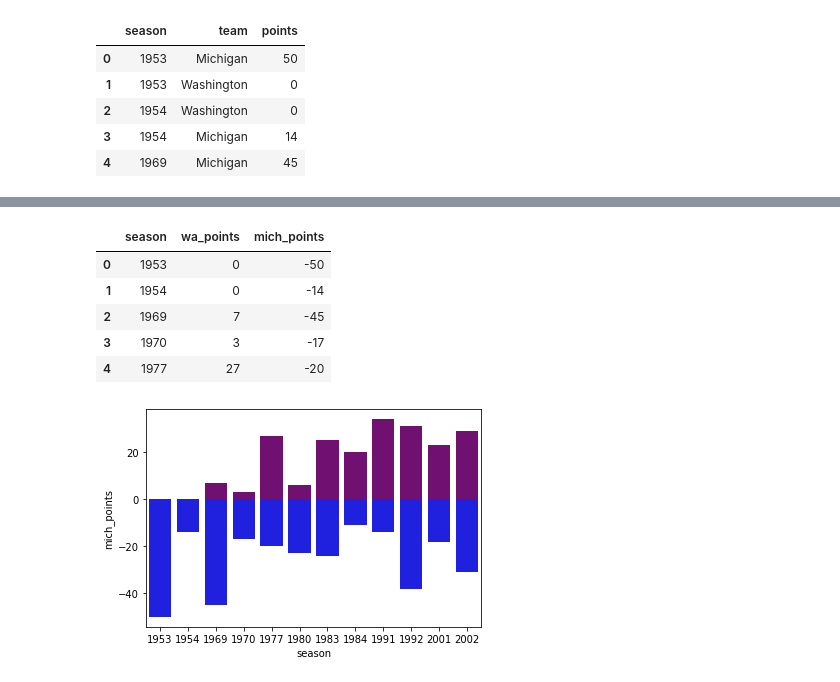
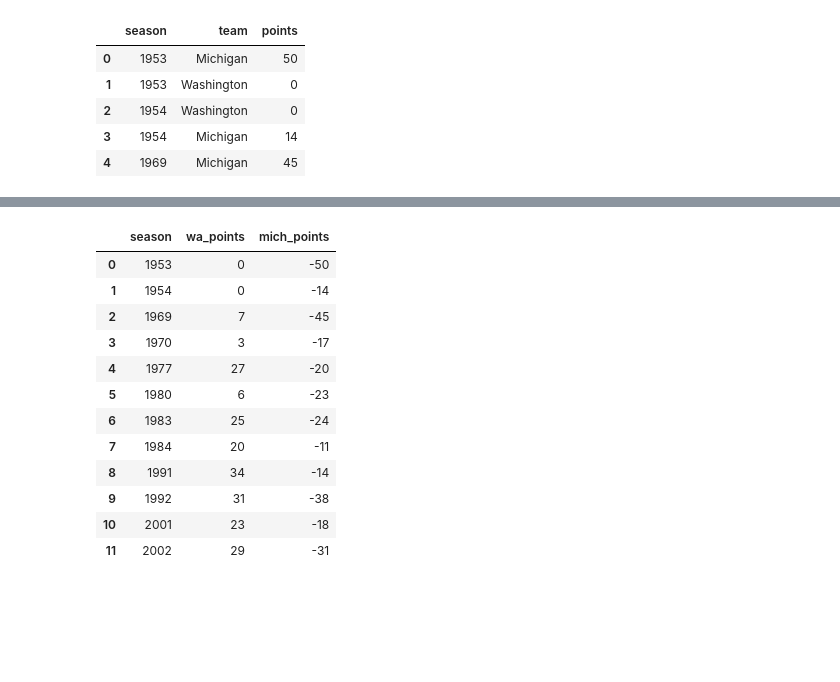
Before and after one commit to iletthedawgsout/blogposts, a Jupyter notebook: in_honor_of_Sept_5/in_honor_of_Sept_5.ipynb, the cells around one changed output, grey strips where cells are left out. Cells and saved outputs as stored; diff of their text form; code cells hidden in the pictures; blank space fills up the shorter version.

```diff
--- a/in_honor_of_Sept_5/in_honor_of_Sept_5.ipynb
+++ b/in_honor_of_Sept_5/in_honor_of_Sept_5.ipynb
@@ -124,11 +103,18 @@ games["season"] = season
 games["wa_points"] = wa_points
 games["mich_points"] = mich_points
 # %%
-games.head()
+games
 # %% [output]
 |  | season | wa_points | mich_points |
 | 0 | 1953 | 0 | -50 |
 | 1 | 1954 | 0 | -14 |
 | 2 | 1969 | 7 | -45 |
 | 3 | 1970 | 3 | -17 |
 | 4 | 1977 | 27 | -20 |
+| 5 | 1980 | 6 | -23 |
+| 6 | 1983 | 25 | -24 |
+| 7 | 1984 | 20 | -11 |
+| 8 | 1991 | 34 | -14 |
+| 9 | 1992 | 31 | -38 |
+| 10 | 2001 | 23 | -18 |
+| 11 | 2002 | 29 | -31 |
@@ -137,5 +120,0 @@ points = [-10, -9, -8, -7, -6, -5, -4, -3, -2, -1, 0, 1, 2, 3, 4, 5, 6, 7, 8, 9,
-# %%
-bar_plot = sns.barplot(x='season', y='wa_points', data=games, order=season, lw=0, color="purple")
-bar_plot = sns.barplot(x='season', y='mich_points', data=games, order=season, lw=0, color="blue")
-# %% [output]
-[figure, removed]
```
Also changed, not shown: parts of 5 cells of this notebook.
